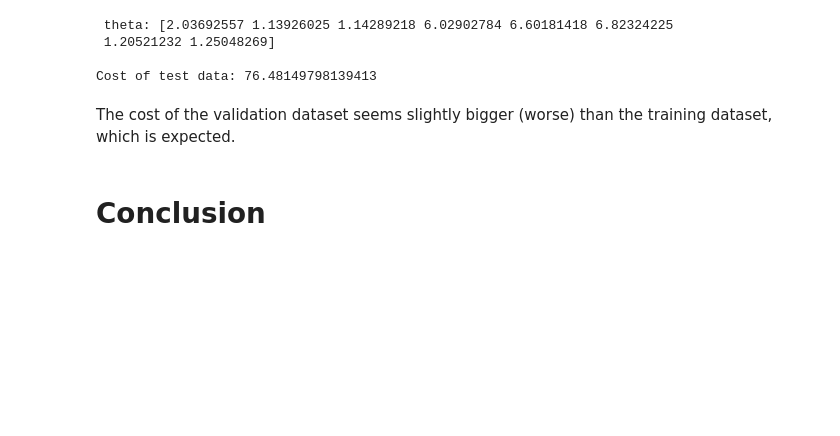
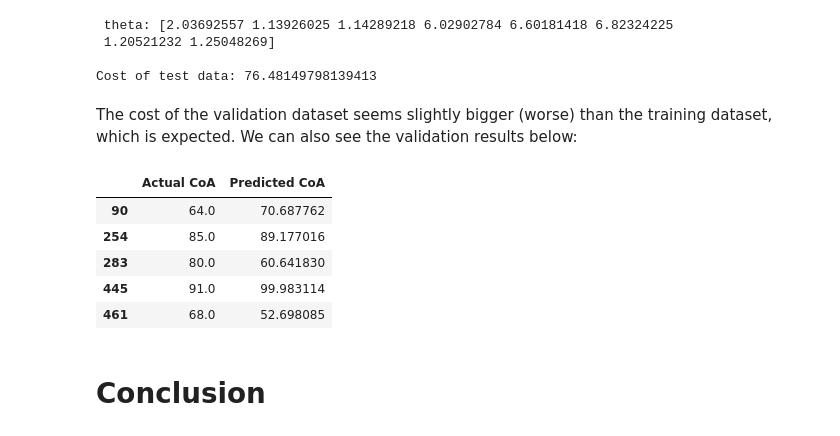
Before and after one commit to ErkanHatipoglu/Kaggle-Notebooks, a Jupyter notebook: multivariate-linear-regression-from-scratch.ipynb, the cells around one changed output. Cells and saved outputs as stored; diff of their text form; code cells hidden in the pictures; blank space fills up the shorter version.

```diff
--- a/multivariate-linear-regression-from-scratch.ipynb
+++ b/multivariate-linear-regression-from-scratch.ipynb
@@ -449,7 +449,19 @@ print("Cost of test data: {}".format(cost_test))
 
 Cost of test data: 76.48149798139413
 # %% [markdown]
-The cost of the validation dataset seems slightly bigger (worse) than the training dataset, which is expected.
+The cost of the validation dataset seems slightly bigger (worse) than the training dataset, which is expected. We can also see the validation results below:
+# %%
+result = pd.DataFrame(index=X_valid.index)
+result['Actual CoA'] = y_valid
+result['Predicted CoA'] = h(X_valid, theta)
+result.head()
+# %% [output]
+|  | Actual CoA | Predicted CoA |
+| 90 | 64.0 | 70.687762 |
+| 254 | 85.0 | 89.177016 |
+| 283 | 80.0 | 60.641830 |
+| 445 | 91.0 | 99.983114 |
+| 461 | 68.0 | 52.698085 |
 # %% [markdown]
 # Conclusion   <a id='conclusion'></a>
 # %% [markdown]
```
Also changed, not shown: parts of 2 cells of this notebook.
